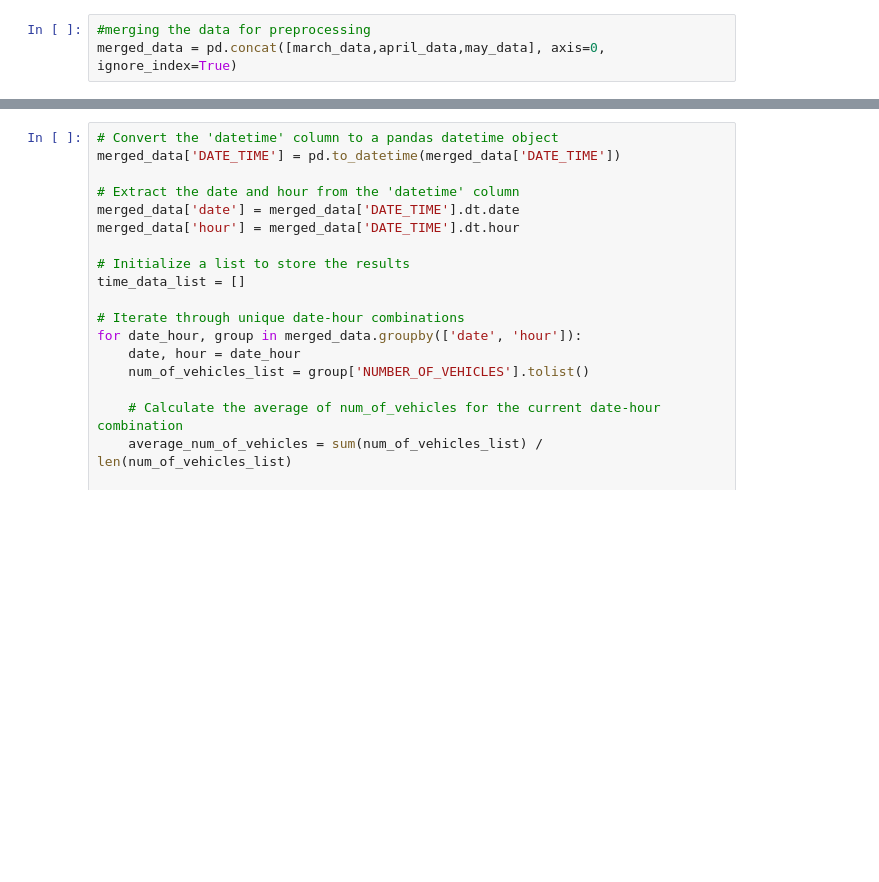
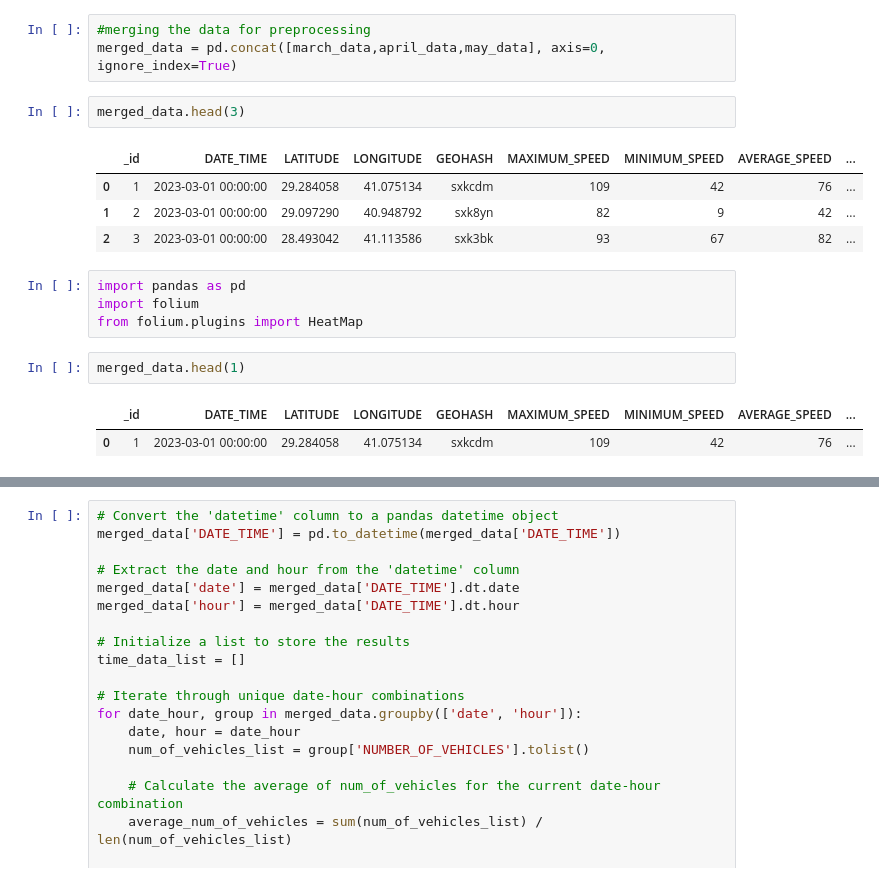
Before and after one commit to isilberfin/traffic-flow-prediction, a Jupyter notebook: flow_prediction.ipynb, the cells around one changed output, grey strips where cells are left out. Saved outputs shown, nothing was run; the diff lists cells and outputs as text; blank space fills up the shorter version.

```diff
--- a/flow_prediction.ipynb
+++ b/flow_prediction.ipynb
@@ -20,3 +20,19 @@ march_data =pd.read_csv(os.path.join("data","march2023.csv"))
 # %%
 #merging the data for preprocessing
 merged_data = pd.concat([march_data,april_data,may_data], axis=0, ignore_index=True)
+# %%
+merged_data.head(3)
+# %% [output]
+|  | _id | DATE_TIME | LATITUDE | LONGITUDE | GEOHASH | MAXIMUM_SPEED | MINIMUM_SPEED | AVERAGE_SPEED | ... |
+| 0 | 1 | 2023-03-01 00:00:00 | 29.284058 | 41.075134 | sxkcdm | 109 | 42 | 76 | ... |
+| 1 | 2 | 2023-03-01 00:00:00 | 29.097290 | 40.948792 | sxk8yn | 82 | 9 | 42 | ... |
+| 2 | 3 | 2023-03-01 00:00:00 | 28.493042 | 41.113586 | sxk3bk | 93 | 67 | 82 | ... |
+# %%
+import pandas as pd
+import folium
+from folium.plugins import HeatMap
+# %%
+merged_data.head(1)
+# %% [output]
+|  | _id | DATE_TIME | LATITUDE | LONGITUDE | GEOHASH | MAXIMUM_SPEED | MINIMUM_SPEED | AVERAGE_SPEED | ... |
+| 0 | 1 | 2023-03-01 00:00:00 | 29.284058 | 41.075134 | sxkcdm | 109 | 42 | 76 | ... |
```
Also changed, not shown: parts of 2 cells of this notebook, 2 other files.
